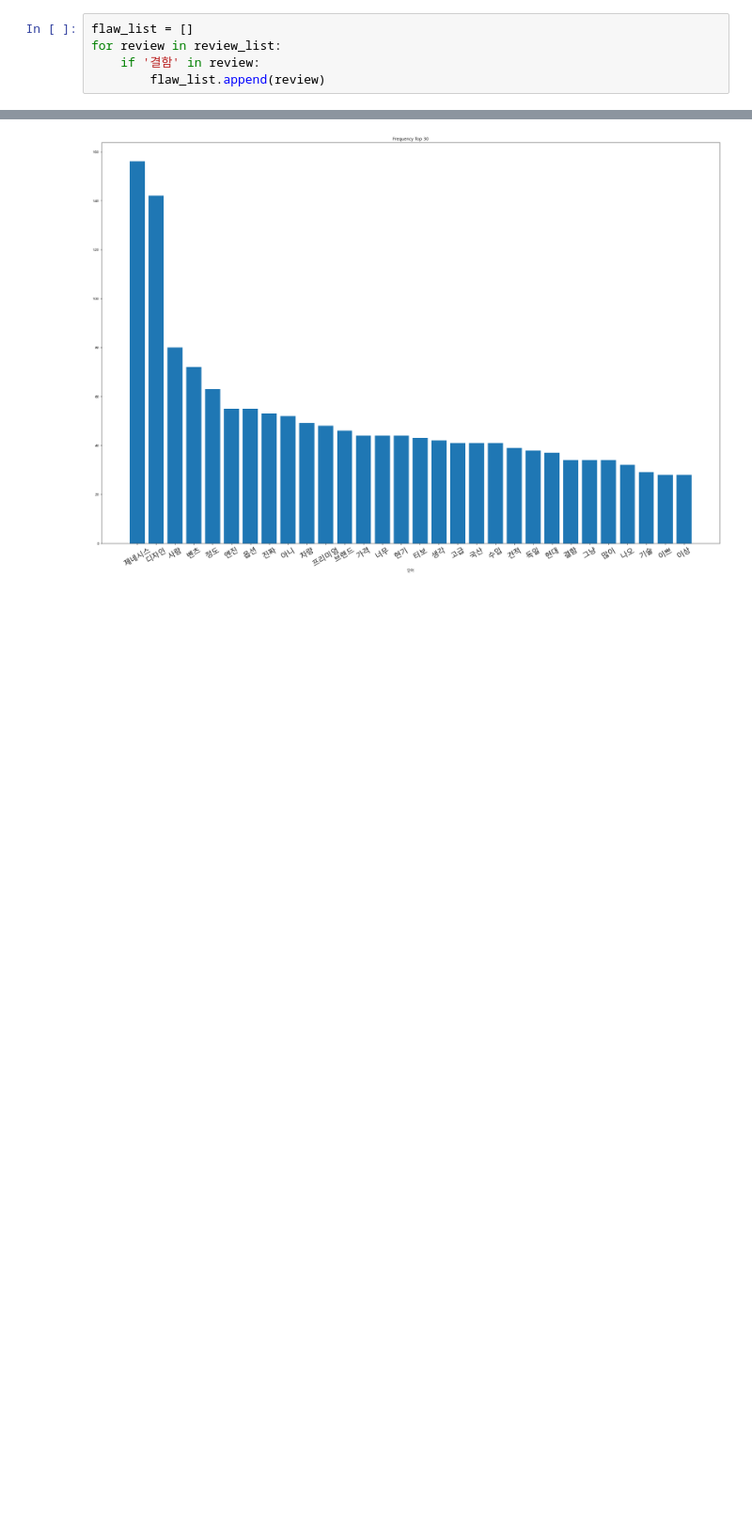
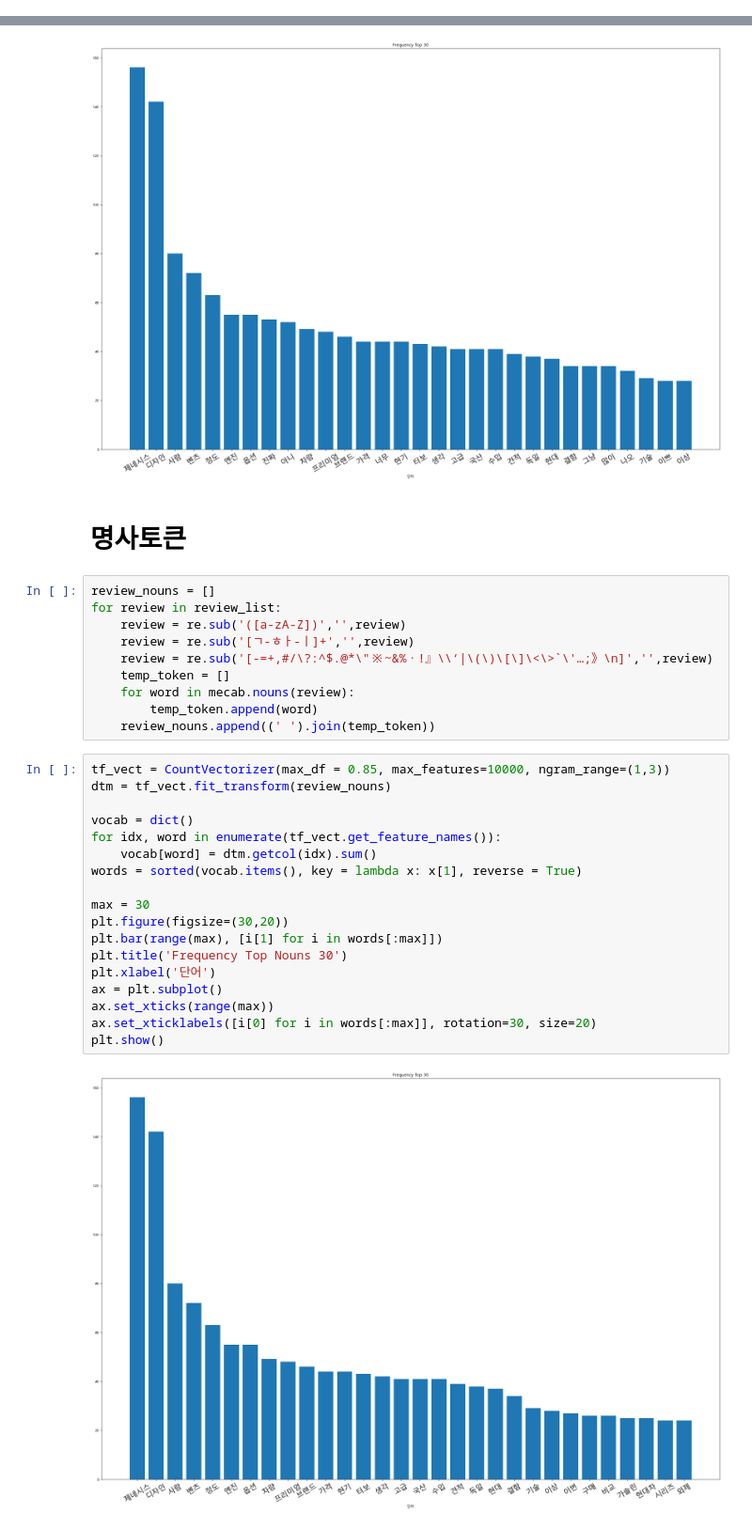
Before and after one commit to subeomsp/TIL_2, a Jupyter notebook: 네이버 자동차 리뷰 크롤링/네이버 자동차 리뷰 크롤링.ipynb, the cells around one changed output, grey strips where cells are left out. Shown at 94% size. Drawn from its saved outputs; the diff is of its cells as text; blank space fills up the shorter version.

```diff
--- a/네이버 자동차 리뷰 크롤링/네이버 자동차 리뷰 크롤링.ipynb
+++ b/네이버 자동차 리뷰 크롤링/네이버 자동차 리뷰 크롤링.ipynb
@@ -74,8 +142,3 @@ for review in review_list:
         if pos in ['NNG', 'NNP', 'VV', 'VA', 'VX', 'VCP', 'VCN', 'MAG']:
             temp_token.append(word)
     review_token.append((' ').join(temp_token))
-# %%
-flaw_list = []
-for review in review_list:
-    if '결함' in review:
-        flaw_list.append(review)
@@ -119,3 +162,35 @@ ax.set_xticklabels([i[0] for i in words[:max]], rotation=30, size=20)
 plt.show()
 # %% [output]
 [figure]
+# %% [markdown]
+# 명사토큰
+# %%
+review_nouns = []
+for review in review_list:
+    review = re.sub('([a-zA-Z])','',review)
+    review = re.sub('[ㄱ-ㅎㅏ-ㅣ]+','',review)
+    review = re.sub('[-=+,#/\?:^$.@*\"※~&%ㆍ!』\\‘|\(\)\[\]\<\>`\'…;》\n]','',review)
+    temp_token = []
+    for word in mecab.nouns(review):
+        temp_token.append(word)
+    review_nouns.append((' ').join(temp_token))
+# %%
+tf_vect = CountVectorizer(max_df = 0.85, max_features=10000, ngram_range=(1,3))
+dtm = tf_vect.fit_transform(review_nouns)
+
+vocab = dict()
+for idx, word in enumerate(tf_vect.get_feature_names()):
+    vocab[word] = dtm.getcol(idx).sum()
+words = sorted(vocab.items(), key = lambda x: x[1], reverse = True)
+
+max = 30
+plt.figure(figsize=(30,20))
+plt.bar(range(max), [i[1] for i in words[:max]])
+plt.title('Frequency Top Nouns 30')
+plt.xlabel('단어')
+ax = plt.subplot()
+ax.set_xticks(range(max))
+ax.set_xticklabels([i[0] for i in words[:max]], rotation=30, size=20)
+plt.show()
+# %% [output]
+[figure, added]
```
Also changed, not shown: parts of 10 cells of this notebook.
